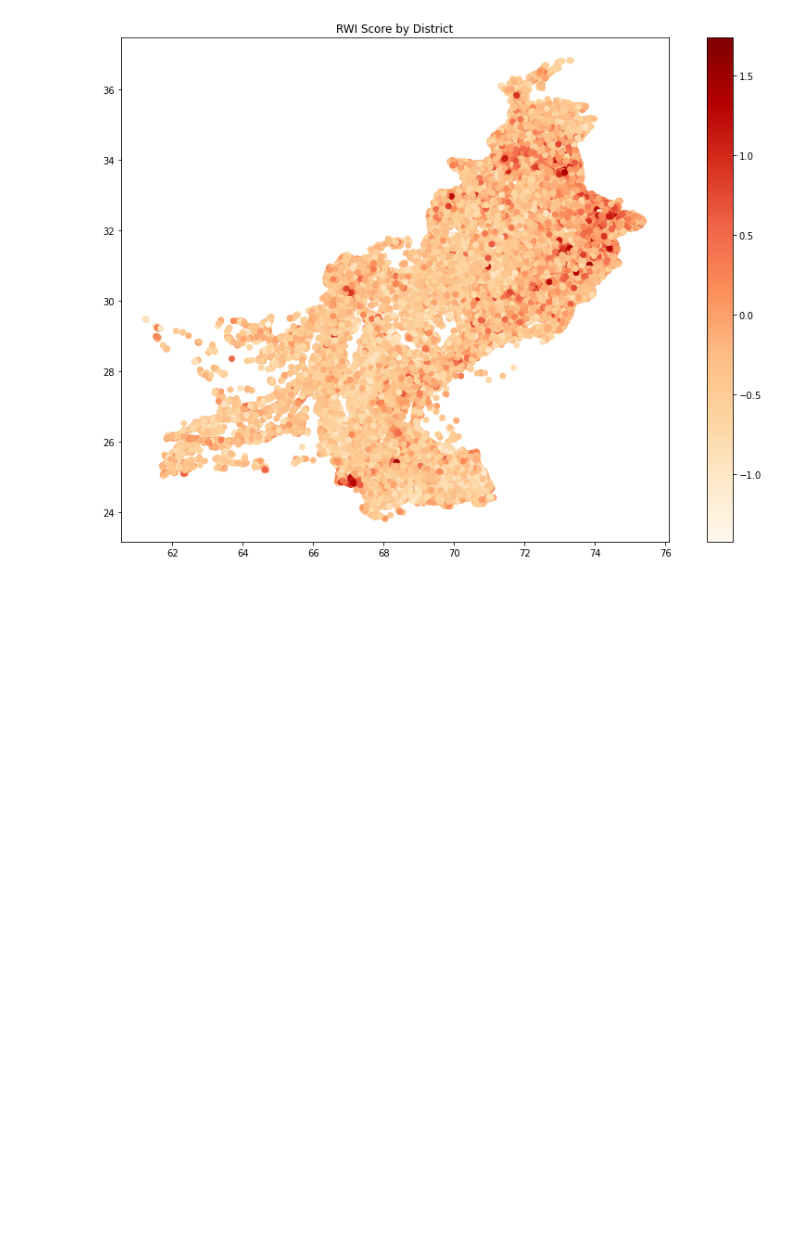
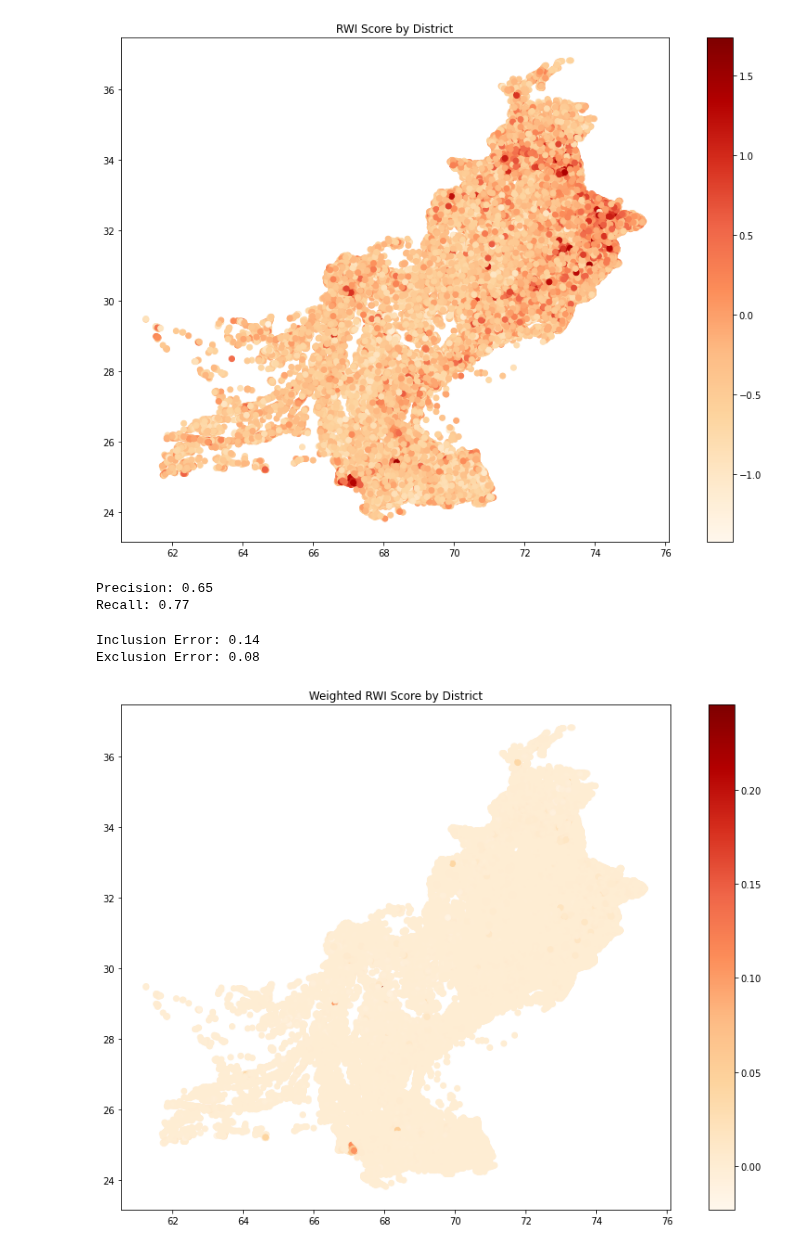
Before and after one commit to kismat91/Index-Based-Poverty-Estimation-in-Pakistan-, a Jupyter notebook: Task4_1.ipynb, the cells around one changed output. Saved outputs shown, nothing was run; the diff lists cells and outputs as text; code cells hidden in the pictures; blank space fills up the shorter version.

```diff
--- a/Task4_1.ipynb
+++ b/Task4_1.ipynb
@@ -852,0 +862,69 @@ plt.show()
+# %%
+# Sort districts by wealth index from PSLM and RWI
+pslm_sorted = pslm_district_wealth.sort_values('Wealth_Index1').reset_index(drop=True)
+rwi_sorted = filtered_rwi_district_data_agg2.sort_values('rwi_weight').reset_index(drop=True)
+
+population_threshold = 0.14 * rwi_sorted ['population_x'].sum()
+
+# Initialize targeted districts lists
+targeted_districts_pslm = []
+targeted_districts_rwi = []
+
+# Initialize population counters
+population_counter_pslm = 0
+population_counter_rwi = 0
+
+# Target districts until the population threshold is reached for RWI
+for index, row in rwi_sorted.iterrows():
+    if population_counter_rwi + row['population_x'] <= population_threshold:
+        targeted_districts_rwi.append(row['ADM2_EN'])
+        population_counter_rwi += row['population_x']
+    else:
+        break
+
+# Target districts until the population threshold is reached for PSLM, using 'popwt' as the population proxy
+for index, row in pslm_sorted.iterrows():
+    if population_counter_pslm + row['popwt'] <= population_threshold:
+        targeted_districts_pslm.append(row['District'])
+        population_counter_pslm += row['popwt']
+    else:
+        break
+
+# Calculate performance metrics
+true_positives = set(targeted_districts_pslm).intersection(set(targeted_districts_rwi))
+precision = len(true_positives) / len(targeted_districts_rwi) if targeted_districts_rwi else 0
+recall = len(true_positives) / len(targeted_districts_pslm) if targeted_districts_pslm else 0
+
+# Output the performance
+print(f"Precision: {precision:.2f}")
+print(f"Recall: {recall:.2f}")
+# %% [output]
+Precision: 0.65
+Recall: 0.77
+# %%
+
+# Calculate the set of all districts
+all_districts = set(pslm_data['District'])
+
+# Calculate inclusion and exclusion errors
+incorrectly_included = set(targeted_districts_rwi) - set(targeted_districts_pslm)
+incorrectly_excluded = set(targeted_districts_pslm) - set(targeted_districts_rwi)
+
+# Error rates
+inclusion_error = len(incorrectly_included) / len(all_districts)
+exclusion_error = len(incorrectly_excluded) / len(all_districts)
+
+# Print out the errors
+print(f"Inclusion Error: {inclusion_error:.2f}")
+print(f"Exclusion Error: {exclusion_error:.2f}")
+# %% [output]
+Inclusion Error: 0.14
+Exclusion Error: 0.08
+# %%
+# For RWI data
+fig, ax = plt.subplots(1, 1, figsize=(15, 10))
+filtered_rwi_district_data.plot(column='rwi_weight', ax=ax, legend=True, cmap='OrRd')
+plt.title('Weighted RWI Score by District')
+plt.show()
+# %% [output]
+[figure, added]
```
Also changed, not shown: parts of 1 cell of this notebook.
